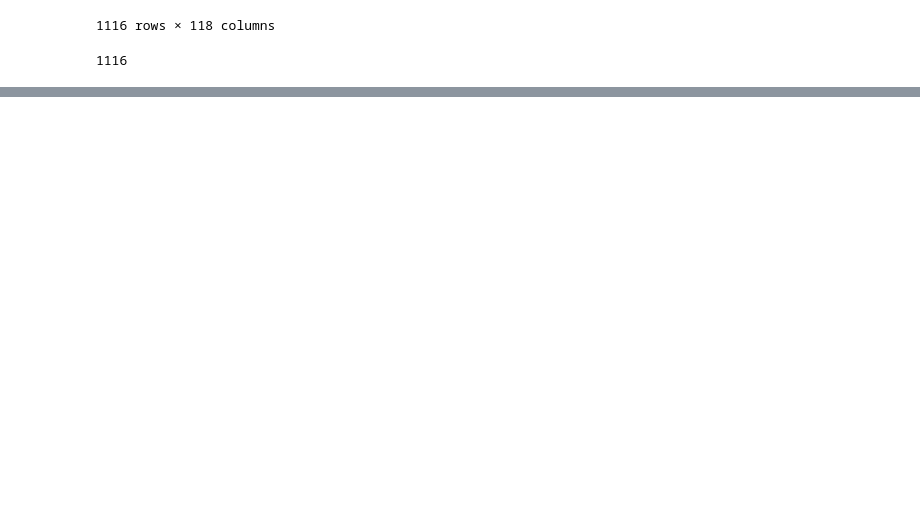
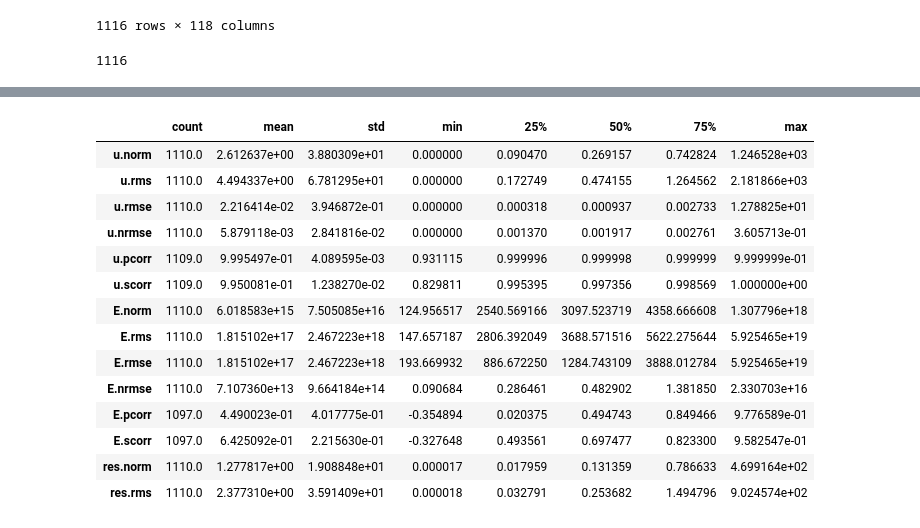
Before and after one commit to mattragoza/lung-project, a Jupyter notebook: notebooks/shapenet/21-optimize-experiment.ipynb, the cells around one changed output, grey strips where cells are left out. Cells and saved outputs as stored; diff of their text form; code cells hidden in the pictures; blank space fills up the shorter version.

```diff
--- a/notebooks/shapenet/21-optimize-experiment.ipynb
+++ b/notebooks/shapenet/21-optimize-experiment.ipynb
@@ -91,0 +97,19 @@ jobs.groupby(['job_state']).count()
+# %%
+df
+df.describe().T
+# %% [output]
+|  | count | mean | std | min | 25% | 50% | 75% | max |
+| u.norm | 1110.0 | 2.612637e+00 | 3.880309e+01 | 0.000000 | 0.090470 | 0.269157 | 0.742824 | 1.246528e+03 |
+| u.rms | 1110.0 | 4.494337e+00 | 6.781295e+01 | 0.000000 | 0.172749 | 0.474155 | 1.264562 | 2.181866e+03 |
+| u.rmse | 1110.0 | 2.216414e-02 | 3.946872e-01 | 0.000000 | 0.000318 | 0.000937 | 0.002733 | 1.278825e+01 |
+| u.nrmse | 1110.0 | 5.879118e-03 | 2.841816e-02 | 0.000000 | 0.001370 | 0.001917 | 0.002761 | 3.605713e-01 |
+| u.pcorr | 1109.0 | 9.995497e-01 | 4.089595e-03 | 0.931115 | 0.999996 | 0.999998 | 0.999999 | 9.999999e-01 |
+| u.scorr | 1109.0 | 9.950081e-01 | 1.238270e-02 | 0.829811 | 0.995395 | 0.997356 | 0.998569 | 1.000000e+00 |
+| E.norm | 1110.0 | 6.018583e+15 | 7.505085e+16 | 124.956517 | 2540.569166 | 3097.523719 | 4358.666608 | 1.307796e+18 |
+| E.rms | 1110.0 | 1.815102e+17 | 2.467223e+18 | 147.657187 | 2806.392049 | 3688.571516 | 5622.275644 | 5.925465e+19 |
+| E.rmse | 1110.0 | 1.815102e+17 | 2.467223e+18 | 193.669932 | 886.672250 | 1284.743109 | 3888.012784 | 5.925465e+19 |
+| E.nrmse | 1110.0 | 7.107360e+13 | 9.664184e+14 | 0.090684 | 0.286461 | 0.482902 | 1.381850 | 2.330703e+16 |
+| E.pcorr | 1097.0 | 4.490023e-01 | 4.017775e-01 | -0.354894 | 0.020375 | 0.494743 | 0.849466 | 9.776589e-01 |
+| E.scorr | 1097.0 | 6.425092e-01 | 2.215630e-01 | -0.327648 | 0.493561 | 0.697477 | 0.823300 | 9.582547e-01 |
+| res.norm | 1110.0 | 1.277817e+00 | 1.908848e+01 | 0.000017 | 0.017959 | 0.131359 | 0.786633 | 4.699164e+02 |
+| res.rms | 1110.0 | 2.377310e+00 | 3.591409e+01 | 0.000018 | 0.032791 | 0.253682 | 1.494796 | 9.024574e+02 |
```
Also changed, not shown: parts of 6 cells of this notebook, 7 other files.
